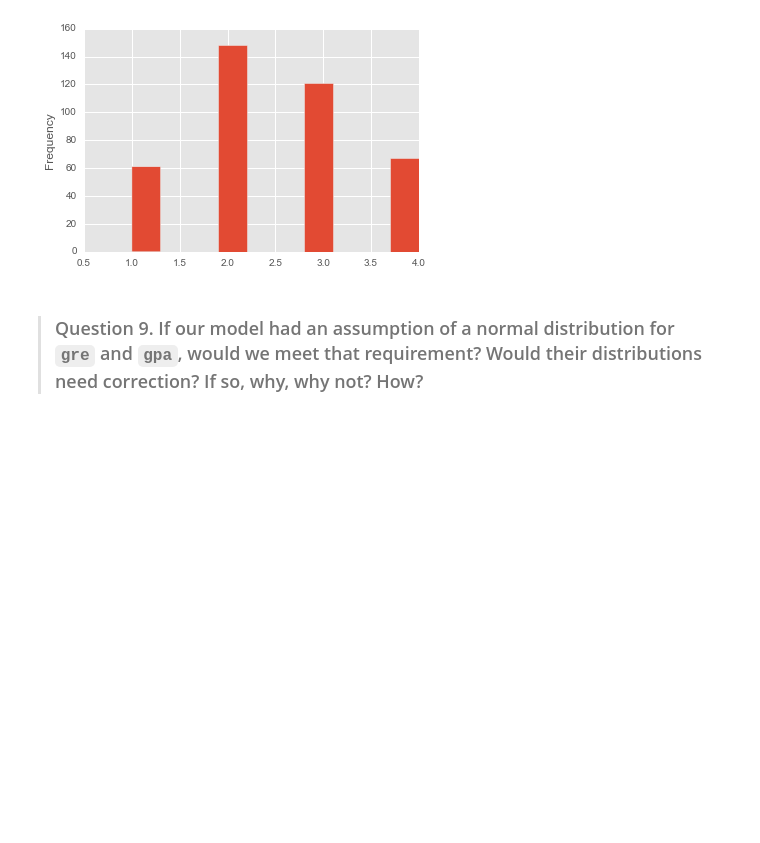
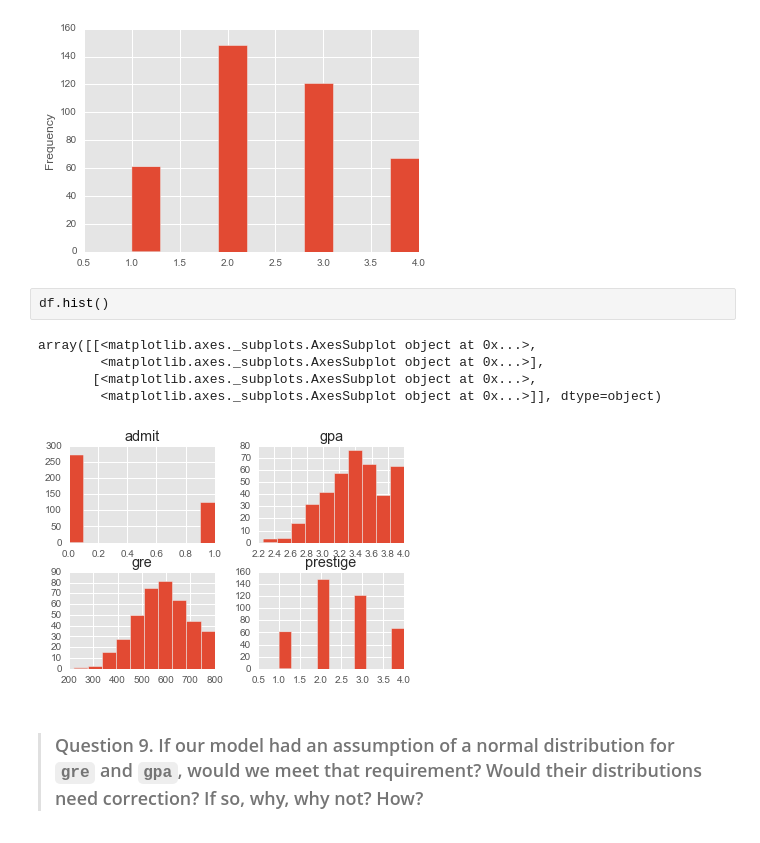
Before and after one commit to haghbinn/DS-SF-27, a Jupyter notebook: unit-project/2/code/unit-project-2-niloo.ipynb, the cells around one changed output. Saved outputs shown, nothing was run; the diff lists cells and outputs as text; blank space fills up the shorter version.

```diff
--- a/unit-project/2/code/unit-project-2-niloo.ipynb
+++ b/unit-project/2/code/unit-project-2-niloo.ipynb
@@ -154,6 +157,14 @@ df.prestige.plot(kind='hist', bins=10)
 # %% [output]
 <matplotlib.axes._subplots.AxesSubplot at 0x...>
 [figure]
+# %%
+df.hist()
+# %% [output]
+array([[<matplotlib.axes._subplots.AxesSubplot object at 0x...>,
+        <matplotlib.axes._subplots.AxesSubplot object at 0x...>],
+       [<matplotlib.axes._subplots.AxesSubplot object at 0x...>,
+        <matplotlib.axes._subplots.AxesSubplot object at 0x...>]], dtype=object)
+[figure, added]
 # %% [markdown]
 > ### Question 9.  If our model had an assumption of a normal distribution for `gre` and `gpa`, would we meet that requirement?  Would their distributions need correction?  If so, why, why not?  How?
 # %%
```
Also changed, not shown: parts of 19 cells of this notebook.
